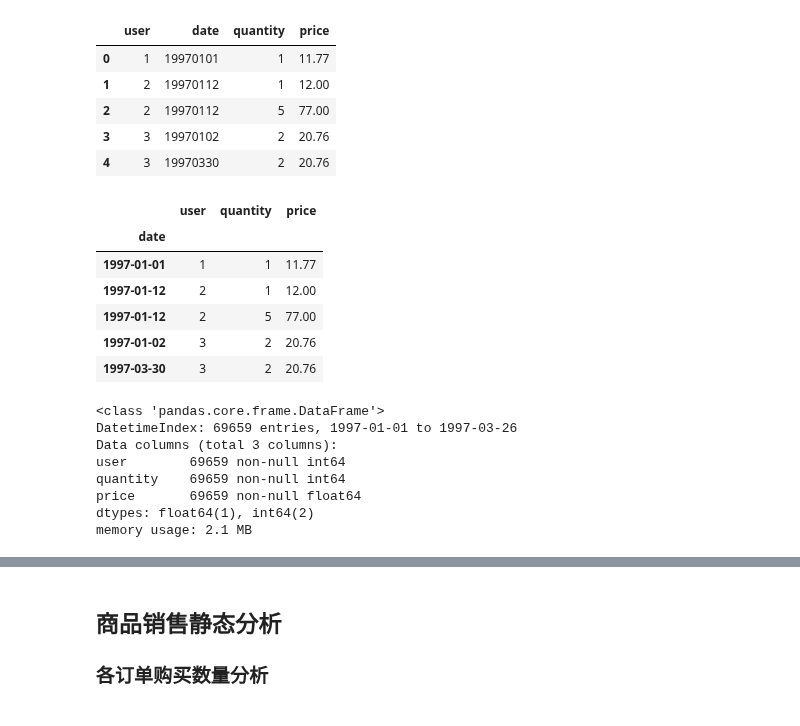
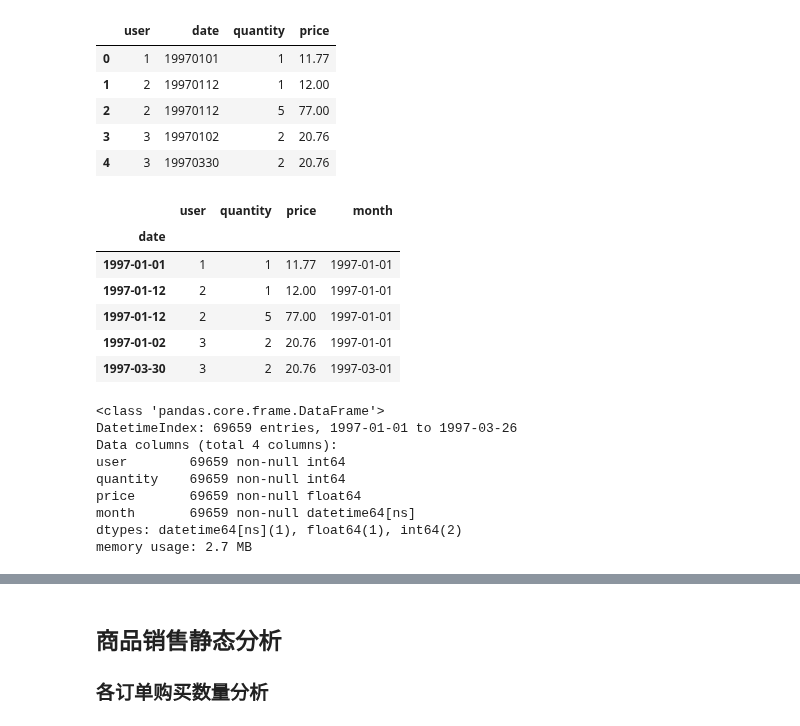
Before and after one commit to taicaile/study_notes, a Jupyter notebook: 008_PythonForDataAnalysis/Exercises/CDNOW用户数据分析/CDNOW用户数据分析.ipynb, the cells around one changed output, grey strips where cells are left out. Saved outputs shown, nothing was run; the diff lists cells and outputs as text; code cells hidden in the pictures.

```diff
--- a/008_PythonForDataAnalysis/Exercises/CDNOW用户数据分析/CDNOW用户数据分析.ipynb
+++ b/008_PythonForDataAnalysis/Exercises/CDNOW用户数据分析/CDNOW用户数据分析.ipynb
@@ -14,24 +14,27 @@ cdNow.head()
 | 4 | 3 | 19970330 | 2 | 20.76 |
 # %%
 cdNow.date = pd.to_datetime(cdNow.date, format='%Y%m%d')
+cdNow['month'] = cdNow.date.values.astype('datetime64[M]')
 cdNow.set_index('date', drop=True, inplace = True)
 cdNow.head()
 # %% [output]
-|  | user | quantity | price |
-| date |  |  |  |
-| 1997-01-01 | 1 | 1 | 11.77 |
-| 1997-01-12 | 2 | 1 | 12.00 |
-| 1997-01-12 | 2 | 5 | 77.00 |
-| 1997-01-02 | 3 | 2 | 20.76 |
-| 1997-03-30 | 3 | 2 | 20.76 |
+|  | user | quantity | price | month |
+| date |  |  |  |  |
+| 1997-01-01 | 1 | 1 | 11.77 | 1997-01-01 |
+| 1997-01-12 | 2 | 1 | 12.00 | 1997-01-01 |
+| 1997-01-12 | 2 | 5 | 77.00 | 1997-01-01 |
+| 1997-01-02 | 3 | 2 | 20.76 | 1997-01-01 |
+| 1997-03-30 | 3 | 2 | 20.76 | 1997-03-01 |
 # %%
 cdNow.info()
+# 数据比较完整，没有空数据
 # %% [output]
 <class 'pandas.core.frame.DataFrame'>
 DatetimeIndex: 69659 entries, 1997-01-01 to 1997-03-26
-Data columns (total 3 columns):
+Data columns (total 4 columns):
 user        69659 non-null int64
 quantity    69659 non-null int64
 price       69659 non-null float64
-dtypes: float64(1), int64(2)
-memory usage: 2.1 MB
+month       69659 non-null datetime64[ns]
+dtypes: datetime64[ns](1), float64(1), int64(2)
+memory usage: 2.7 MB
```
Also changed, not shown: parts of 44 cells of this notebook.
